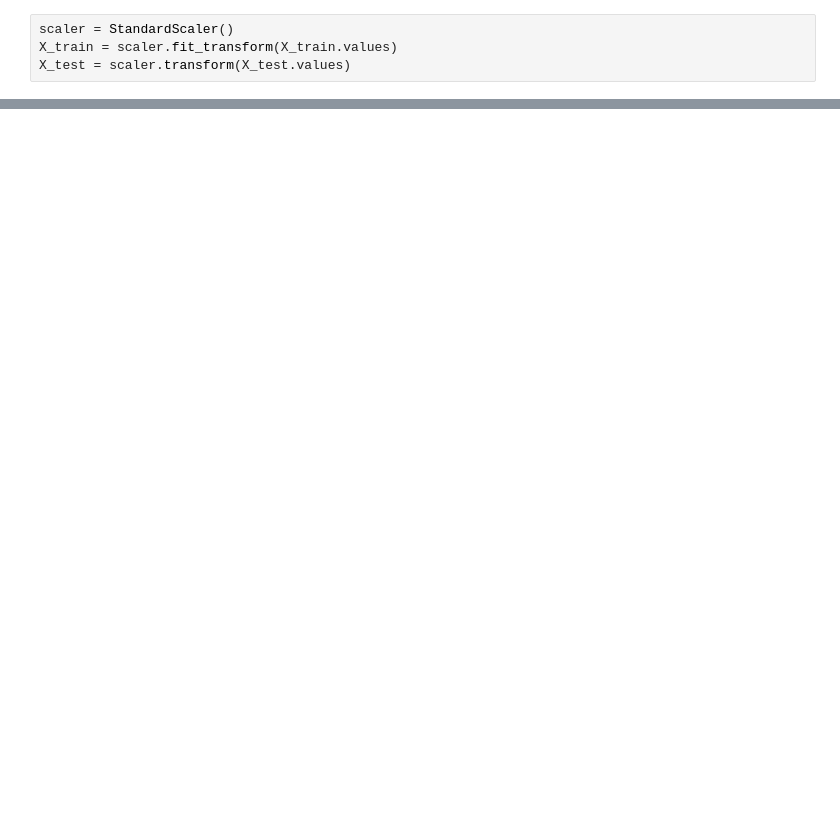
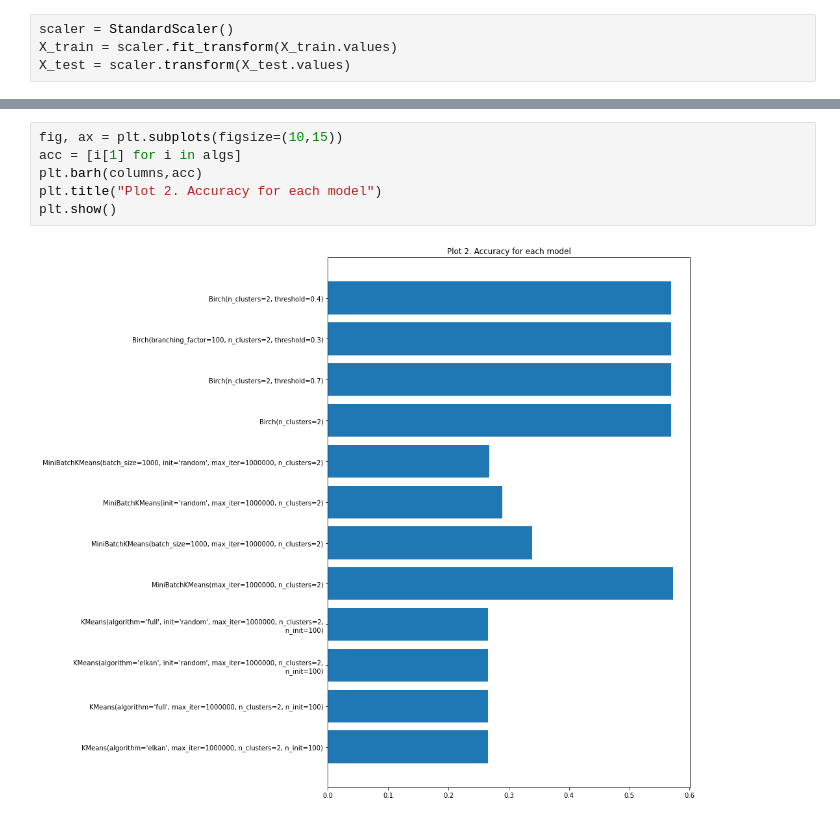
Before and after one commit to KostasAvgitidis/DWS, a Jupyter notebook: Final Project/ML101-Final1.ipynb, the cells around one changed output, grey strips where cells are left out. Saved outputs shown, nothing was run; the diff lists cells and outputs as text; blank space fills up the shorter version.

```diff
--- a/Final Project/ML101-Final1.ipynb
+++ b/Final Project/ML101-Final1.ipynb
@@ -130,0 +190,8 @@ Model: Birch(n_clusters=2), Accuracy = 0.5693310858765082
+# %%
+fig, ax = plt.subplots(figsize=(10,15))
+acc = [i[1] for i in algs]
+plt.barh(columns,acc)
+plt.title("Plot 2. Accuracy for each model")
+plt.show()
+# %% [output]
+[figure, added]
```
Also changed, not shown: parts of 15 cells of this notebook, 4 other files.
